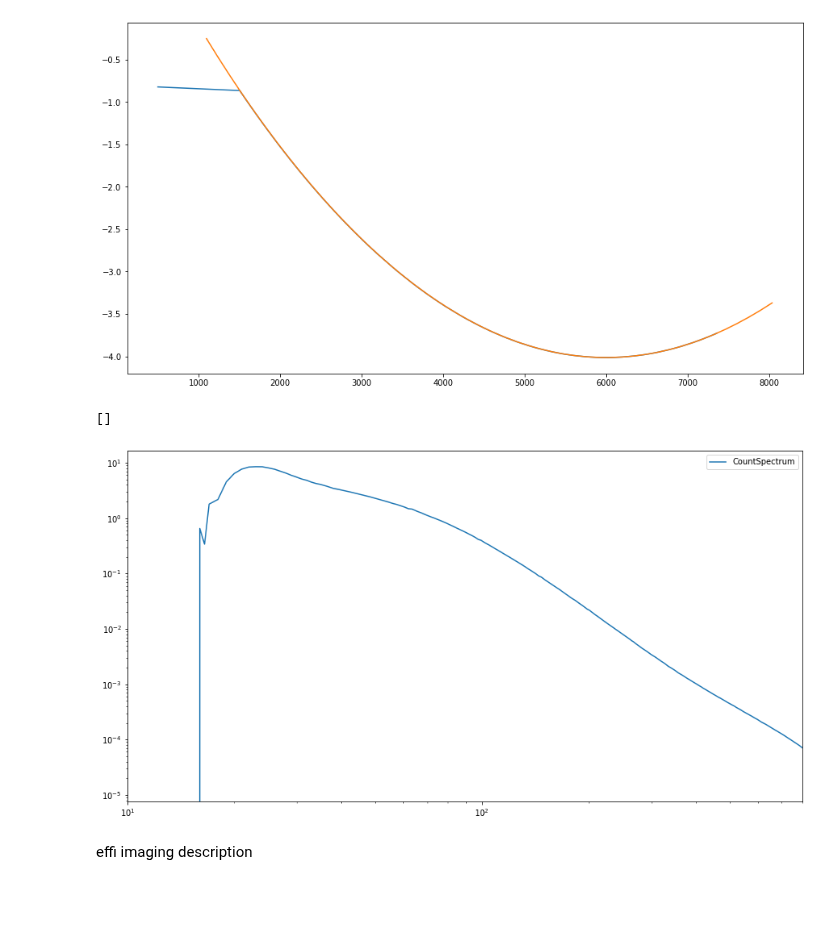
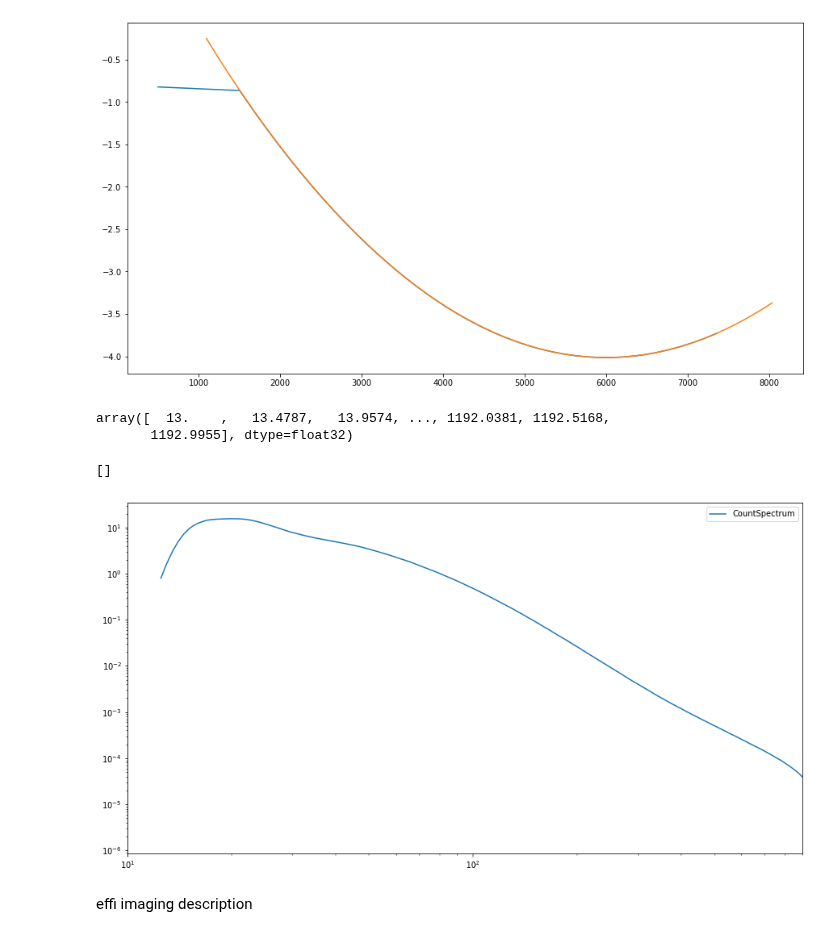
Before and after one commit to volodymyrss/integral-ibis-isgri-le-response, a Jupyter notebook: book/effi-rsp-lut2.ipynb, the cells around one changed output. Cells and saved outputs as stored; diff of their text form; code cells hidden in the pictures; blank space fills up the shorter version.

```diff
--- a/book/effi-rsp-lut2.ipynb
+++ b/book/effi-rsp-lut2.ipynb
@@ -526,7 +547,7 @@ for rsp_fn in sorted(glob.glob(str(Path(iconfig.settings.ic_base) / 'ic/ibis/rsp
 
     f_rsp = fits.open(rsp_fn)
 
-    if Time(f_rsp[1].header['DATE']) < Time('2021-10-01'): continue
+    #if Time(f_rsp[1].header['DATE']) < Time('2021-10-01'): continue
 
 
     # plt.plot(
@@ -544,6 +565,7 @@ for rsp_fn in sorted(glob.glob(str(Path(iconfig.settings.ic_base) / 'ic/ibis/rsp
 
     byrev.append(dict(
         rev=rev,
+        fn=rsp_fn,
         vstart=f_rsp[1].header['VSTART'],
         version=f_rsp[1].header['VERSION'],
         e0=f_rsp[1].data['ENERG_LO'][0]))
@@ -598,48 +620,72 @@ plt.plot(
 # %% [output]
 [<matplotlib.lines.Line2D at 0x...>]
 [figure]
+# %%
+ref_fn = byrev.loc[byrev.e0.argmax()].fn
+ref_rsp_f = fits.open(ref_fn)
+
+matrix = ref_rsp_f['ISGR-RMF.-RSP'].data
+ce1, ce2 = ebds['E_MIN'], ebds['E_MAX']
+ref_e1, ref_e2 = matrix['ENERG_LO'], matrix['ENERG_HI']
+
+ref_e1, ref_e2
+# %% [output]
+array([  13.    ,   13.4787,   13.9574, ..., 1192.0381, 1192.5168,
+       1192.9955], dtype=float32)
 # %%
+rsp_f = fits.open(byrev.iloc[50]['fn'])
+matrix = rsp_f['ISGR-RMF.-RSP'].data
+ce1, ce2 = ebds['E_MIN'], ebds['E_MAX']
+e1, e2 = matrix['ENERG_LO'], matrix['ENERG_HI']
+rmf = ogip.spec.RMF.from_arrays(e1, e2, np.stack(matrix['MATRIX']), ce1, ce2)
 
+rate = ogip.tools.convolve(
+    ogip.tools.crab_ph_cm2_s_kev,
+    rmf,
+)
 
 plt.figure(figsize=(15, 8))
+
 plt.plot(
     ce1,
-    rate/(ce2-ce1)  * effi * nomex_norm['norm'],
+    rate/(ce2-ce1),
     label='CountSpectrum'
 )
+
+# need to restore else heasoft summing does not work well across large time range. TODO: what will it even do? first rsp bins?
 
 # it does not matter how it's transformed as long as response is accordingly.
 # but need to preserve counts evolution
 # new effi from morph
 
 # here need to imitate what will OSA produce when binning and reconstructing
 # def emorph_rate(ce1, ce2, rate, emorph):
 #     edges = np.concatenate([ce1, ce2[-1]])
 #     cumrate = np.cumsum(rate)
 #     cumrate_emorph = interp1d(
 #         emorph(edges),
 #         cumrate,
 #     )(edges)
 # need to adapt morph until response is central
 
 # em_rate = e
 
 # plt.plot(
 #     emorph(ce1),
 #     em_rate/(ce2-ce1) * effi * nomex_norm['norm'],
 #     label='CountSpectrum modified'
 # )
 
 plt.legend()
 
-plt.xlim([10, 800])
+plt.xlim([10, 900])
 
 plt.loglog()
 
 #TODO: compute spectrum with modiied RSP. compute spectrum with non-modified RSP. several time moments
 # %% [output]
 []
-[figure, old version]
+[figure, new version]
 # %% [markdown]
 effi imaging description
 # %% [markdown]
```
Also changed, not shown: parts of 2 cells of this notebook, 3 other files.
